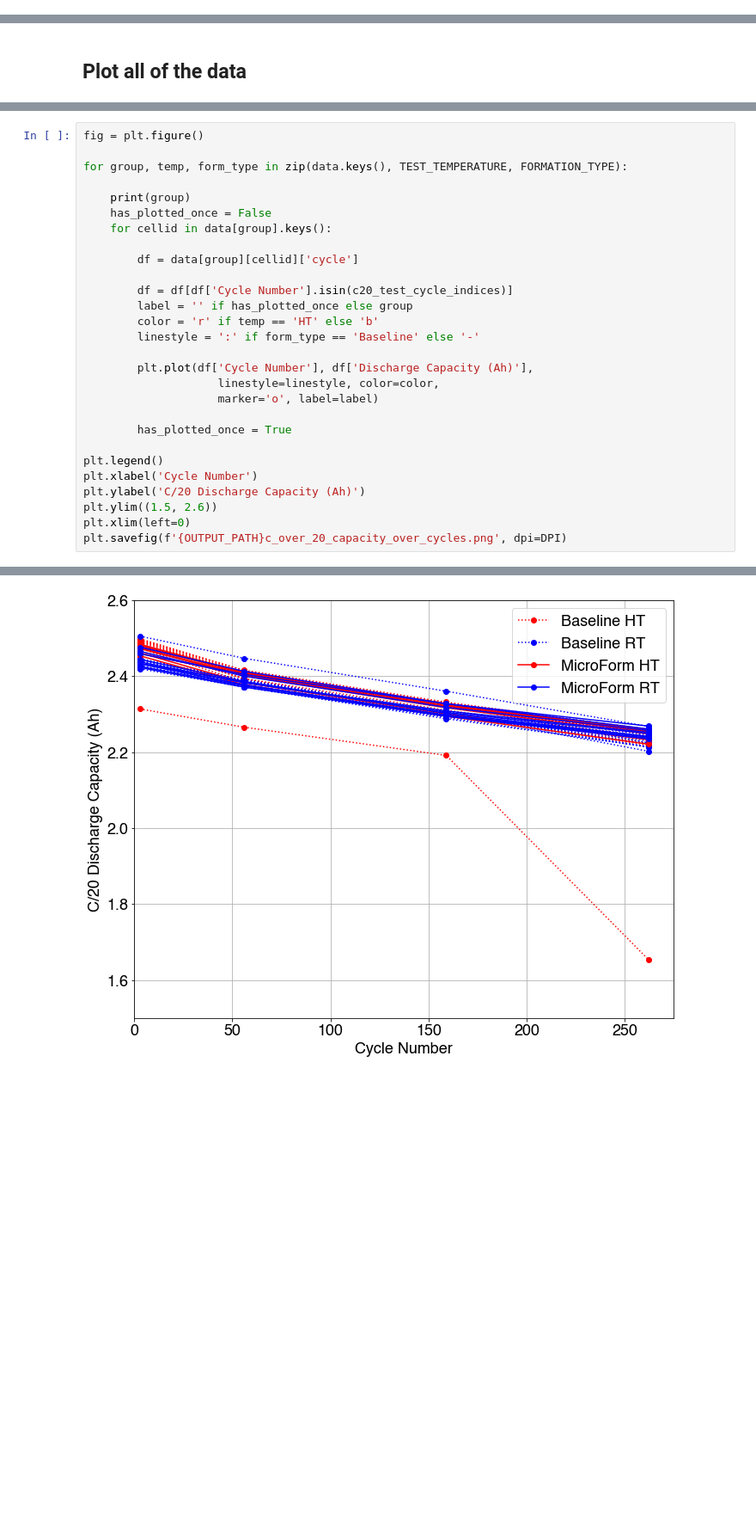
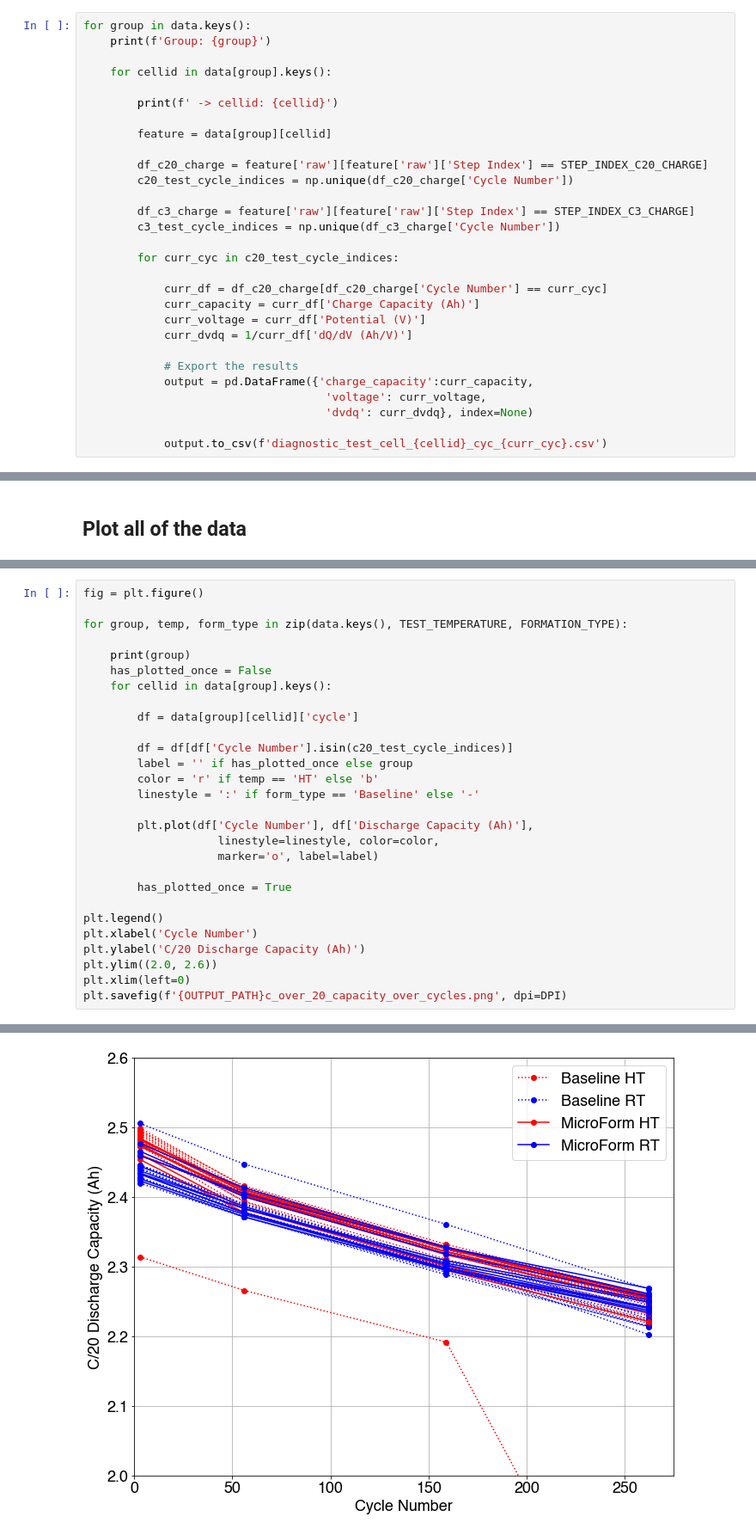
Before and after one commit to wengandrew/fast-formation, a Jupyter notebook: process_cycling_data.ipynb, the cells around one changed output, grey strips where cells are left out. Shown at 86% size. Cells and saved outputs as stored; diff of their text form; blank space fills up the shorter version.

```diff
--- a/process_cycling_data.ipynb
+++ b/process_cycling_data.ipynb
@@ -264,0 +265,29 @@ Datapoint Number  Test Time (s)  Cycle Number  Current (A)  \
+# %%
+for group in data.keys():
+    print(f'Group: {group}')
+
+    for cellid in data[group].keys():
+
+        print(f' -> cellid: {cellid}')
+
+        feature = data[group][cellid]
+
+        df_c20_charge = feature['raw'][feature['raw']['Step Index'] == STEP_INDEX_C20_CHARGE]
+        c20_test_cycle_indices = np.unique(df_c20_charge['Cycle Number'])
+
+        df_c3_charge = feature['raw'][feature['raw']['Step Index'] == STEP_INDEX_C3_CHARGE]
+        c3_test_cycle_indices = np.unique(df_c3_charge['Cycle Number'])
+
+        for curr_cyc in c20_test_cycle_indices:
+
+            curr_df = df_c20_charge[df_c20_charge['Cycle Number'] == curr_cyc]
+            curr_capacity = curr_df['Charge Capacity (Ah)']
+            curr_voltage = curr_df['Potential (V)']
+            curr_dvdq = 1/curr_df['dQ/dV (Ah/V)']
+
+            # Export the results
+            output = pd.DataFrame({'charge_capacity':curr_capacity,
+                                    'voltage': curr_voltage,
+                                    'dvdq': curr_dvdq}, index=None)
+
+            output.to_csv(f'diagnostic_test_cell_{cellid}_cyc_{curr_cyc}.csv')
@@ -386,35 +479,35 @@ fig = plt.figure()
 
 for group, temp, form_type in zip(data.keys(), TEST_TEMPERATURE, FORMATION_TYPE):
 
     print(group)
     has_plotted_once = False
     for cellid in data[group].keys():
 
         df = data[group][cellid]['cycle']
 
         df = df[df['Cycle Number'].isin(c20_test_cycle_indices)]
         label = '' if has_plotted_once else group
         color = 'r' if temp == 'HT' else 'b'
         linestyle = ':' if form_type == 'Baseline' else '-'
 
         plt.plot(df['Cycle Number'], df['Discharge Capacity (Ah)'],
                     linestyle=linestyle, color=color,
                     marker='o', label=label)
 
         has_plotted_once = True
 
 plt.legend()
 plt.xlabel('Cycle Number')
 plt.ylabel('C/20 Discharge Capacity (Ah)')
-plt.ylim((1.5, 2.6))
+plt.ylim((2.0, 2.6))
 plt.xlim(left=0)
 plt.savefig(f'{OUTPUT_PATH}c_over_20_capacity_over_cycles.png', dpi=DPI)
 # %% [output]
 Baseline HT
 Baseline RT
 MicroForm HT
 MicroForm RT
-[figure, old version]
+[figure, new version]
 # %%
 fig = plt.figure()
 
```
Also changed, not shown: parts of 9 cells of this notebook.
